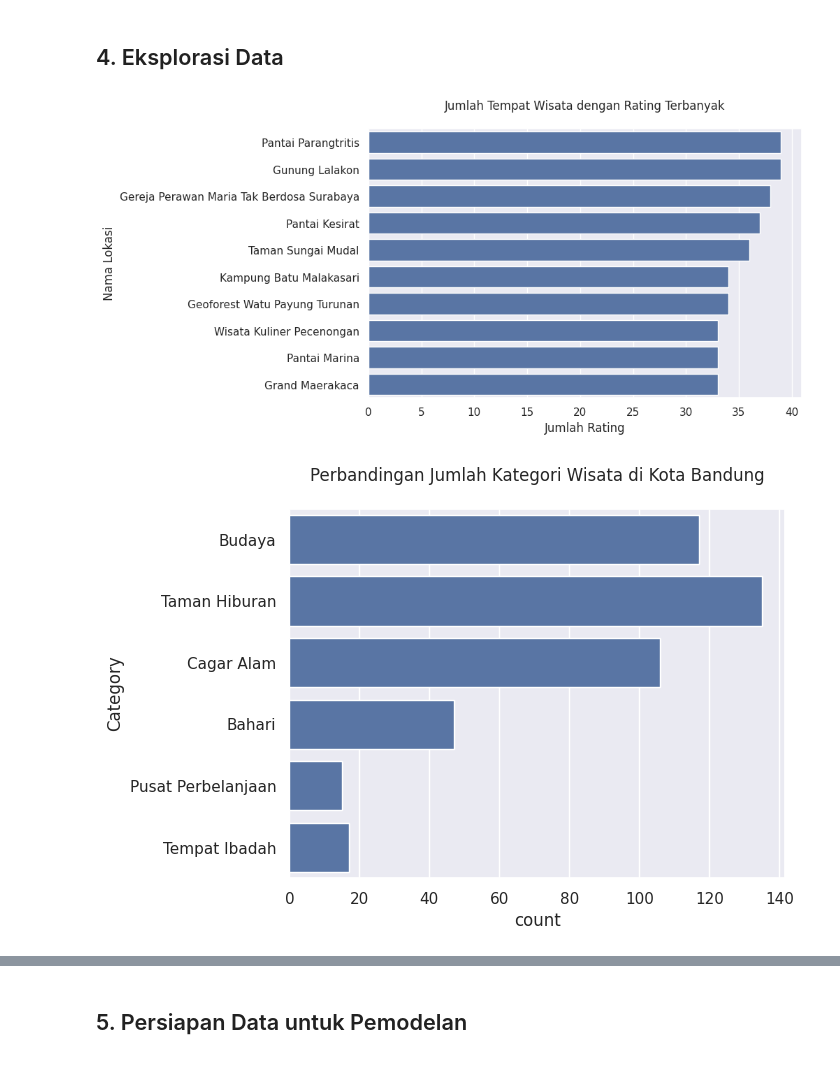
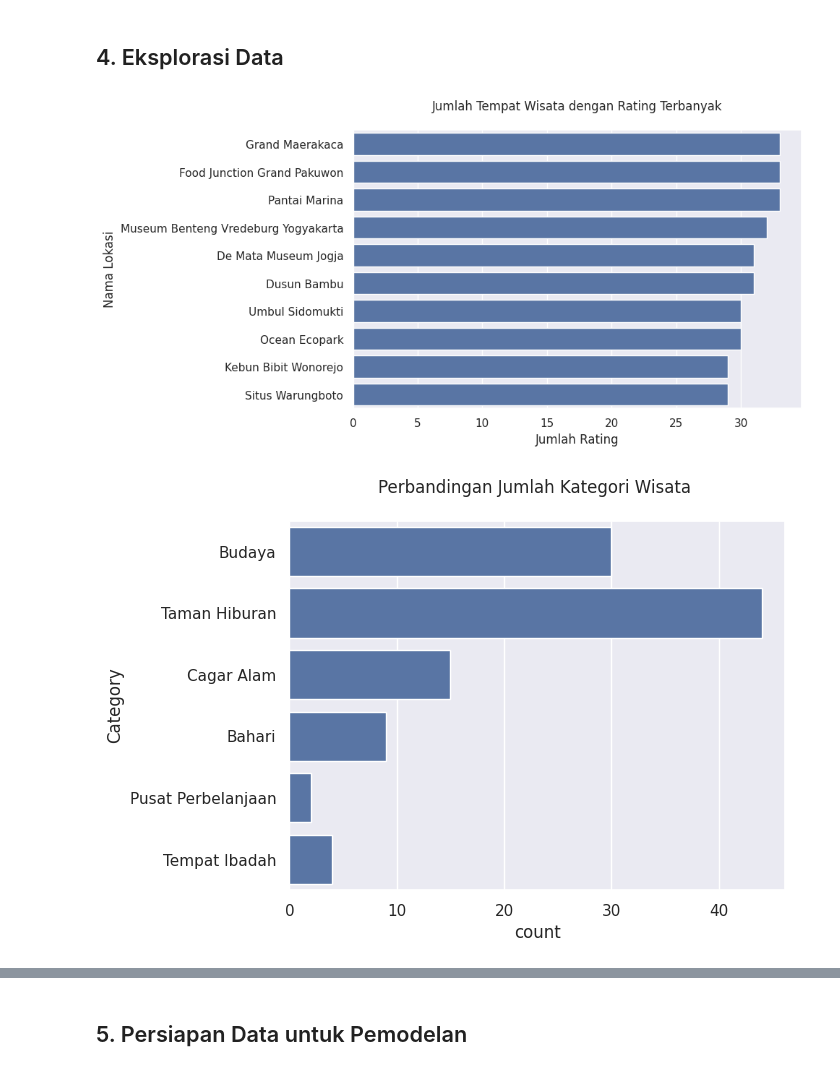
Before and after one commit to TourID/Machine-Learning, a Jupyter notebook: TourID.ipynb, the cells around one changed output, grey strips where cells are left out. Drawn from its saved outputs; the diff is of its cells as text; code cells hidden in the pictures.

```diff
--- a/TourID.ipynb
+++ b/TourID.ipynb
@@ -142,3 +136,7 @@ memory usage: 37.7+ KB
 # Membuang kolom yang tidak dipakai
 
 place = place.drop('Time_Minutes', axis=1)
+# %%
+df = pd.DataFrame(place)
+print("Data sebelum diurutkan:")
+print(df)
@@ -144,0 +161,24 @@ place = place.drop('Time_Minutes', axis=1)
+# %%
+
+# Memfilter data berdasarkan rentang ID 1-20
+# Memfilter data berdasarkan rentang ID 1-20
+filter1 = df[(df['Place_Id'] >= 1) & (df['Place_Id'] <= 20)]
+
+# Memfilter data berdasarkan rentang ID 85-105
+filter2 = df[(df['Place_Id'] >= 85) & (df['Place_Id'] <= 105)]
+
+# Memfilter data berdasarkan rentang ID 211-231
+filter3 = df[(df['Place_Id'] >= 211) & (df['Place_Id'] <= 231)]
+
+# Memfilter data berdasarkan rentang ID 335-355
+filter4 = df[(df['Place_Id'] >= 335) & (df['Place_Id'] <= 355)]
+
+# Memfilter data berdasarkan rentang ID 392-412
+filter5 = df[(df['Place_Id'] >= 392) & (df['Place_Id'] <= 412)]
+
+# Menggabungkan hasil filter
+filtered_df = pd.concat([filter1, filter2, filter3, filter4, filter5])
+
+
+# Mengurutkan dataset yang sudah difilter berdasarkan kolom 'ID'
+place = filtered_df.sort_values(by='Place_Id')
@@ -235,15 +355,15 @@ plt.ylabel('Nama Lokasi')
 plt.xlabel('Jumlah Rating')
 plt.show()
 # %% [output]
-[figure, old version]
+[figure, new version]
 # %%
 # Membuat visualisasi jumlah kategori wisata
 
 sns.countplot(y='Category', data=place)
-plt.title('Perbandingan Jumlah Kategori Wisata di Kota Bandung', pad=20)
+plt.title('Perbandingan Jumlah Kategori Wisata ', pad=20)
 plt.show()
 # %% [output]
-[figure, old version]
+[figure, new version]
 # %%
 # Membuat visualisasi distribusi usia user
 
```
Also changed, not shown: parts of 27 cells of this notebook.
